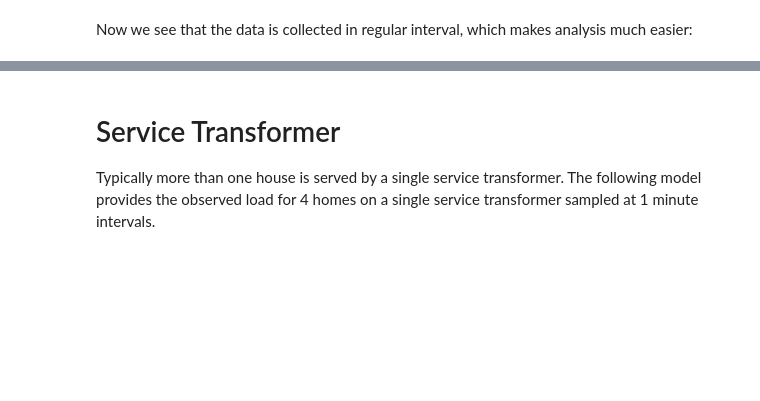
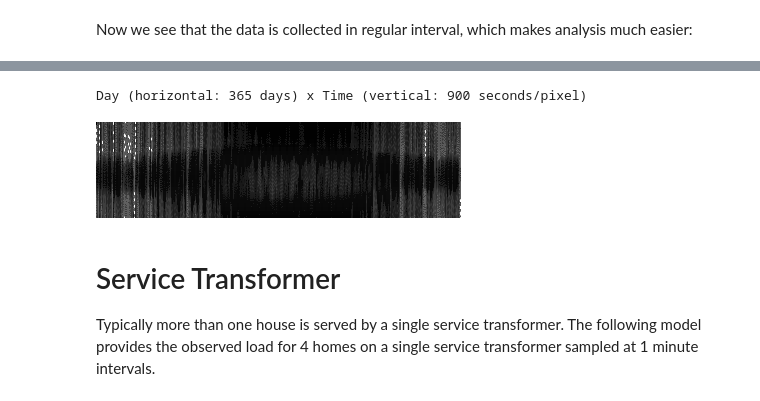
Before and after one commit to slacgismo/load_decomposition, a Jupyter notebook: data/Load_decomposition.ipynb, the cells around one changed output, grey strips where cells are left out. Cells and saved outputs as stored; diff of their text form; code cells hidden in the pictures; blank space fills up the shorter version.

```diff
--- a/data/Load_decomposition.ipynb
+++ b/data/Load_decomposition.ipynb
@@ -229,3 +243,23 @@ panel['measured_real_energy_delta'].plot(style='.',markersize=1,figsize=(15,5),y
+# %%
+import PIL
+def heatmap(panel,interval,day0=0,ndays=None,transpose=False):
+    import PIL
+    nsamples=int(86400/interval)
+    if not ndays:
+        ndays = int(len(panel.index)/nsamples-day0)
+    data = numpy.array(panel['power'][nsamples*day0:nsamples*(day0+ndays)])
+    data = numpy.reshape(data,(ndays,nsamples))/data.max()
+    if transpose:
+        print(f"Day (horizontal: {ndays} days) x Time (vertical: {interval} seconds/pixel)")
+        data = data.transpose()
+    else:
+        print(f"Time (vertical: {interval} seconds/pixel) x Day (vertical: {ndays} days)")
+    return PIL.Image.fromarray(numpy.uint8(data*255),'L')
+# %%
+heatmap(meter,900,transpose=True)
+# %% [output]
+Day (horizontal: 365 days) x Time (vertical: 900 seconds/pixel)
+[figure, added]
 # %% [markdown]
 # Service Transformer
 Typically more than one house is served by a single service transformer.  The following model provides the observed load for 4 homes on a single service transformer sampled at 1 minute intervals.
```
Also changed, not shown: parts of 27 cells of this notebook, 12 other files.
